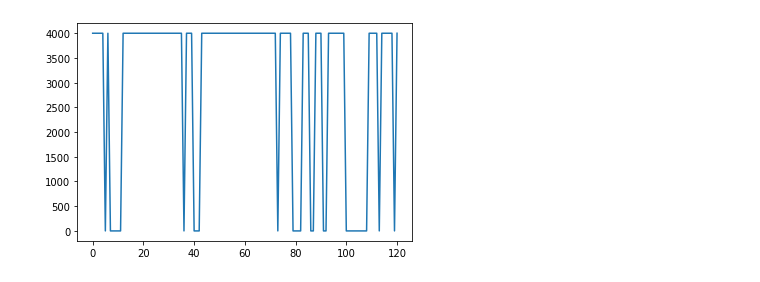
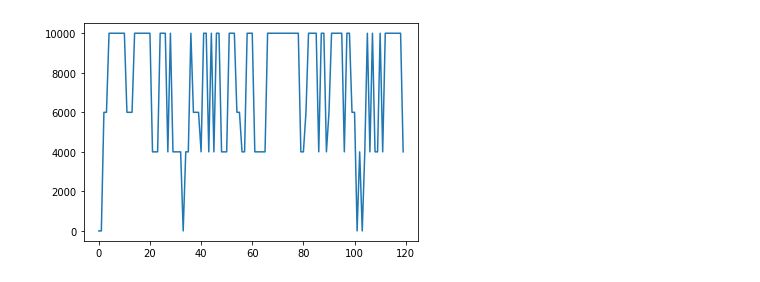
Before and after one commit to Haximilian/buffer.tranch, a Jupyter notebook: buffers & tranches 2.ipynb, the cells around one changed output. Cells and saved outputs as stored; diff of their text form; code cells hidden in the pictures.

```diff
--- a/buffers & tranches 2.ipynb
+++ b/buffers & tranches 2.ipynb
@@ -19,2 +42,19 @@ current_state = 'employed'
+# %%
+person_two = person(
+    {
+        'employed' : {
+            'employed' : 0.80,
+            'unemployed' : 0.20
+        },
+        'unemployed' : {
+            'unemployed' : 0.60,
+            'employed' : 0.40
+        }
+    },
+    'employed',
+    {
+        'employed' : 6000,
+        'unemployed' : 0
+    })
 # %%
 iterations = 10 * 12
@@ -41,8 +61,17 @@ income_history = [income[elem] for elem in employment_history]
+# %%
+income_history_one = []
+income_history_two = []
+
+for iteration in range(iterations):
+    income_history_one.append(person_one.__next__())
+    income_history_two.append(person_two.__next__())
+# %%
+income_history_total = [x + y for x, y in zip(income_history_one, income_history_two)]
 # %%
-plt.plot(income_history)
+plt.plot(income_history_total)
 plt.show()
 # %% [output]
-[figure, old version]
+[figure, new version]
 # %%
 # priority of payments
 # in finance each level is sometimes called a tranch
```
Also changed, not shown: parts of 12 cells of this notebook.
